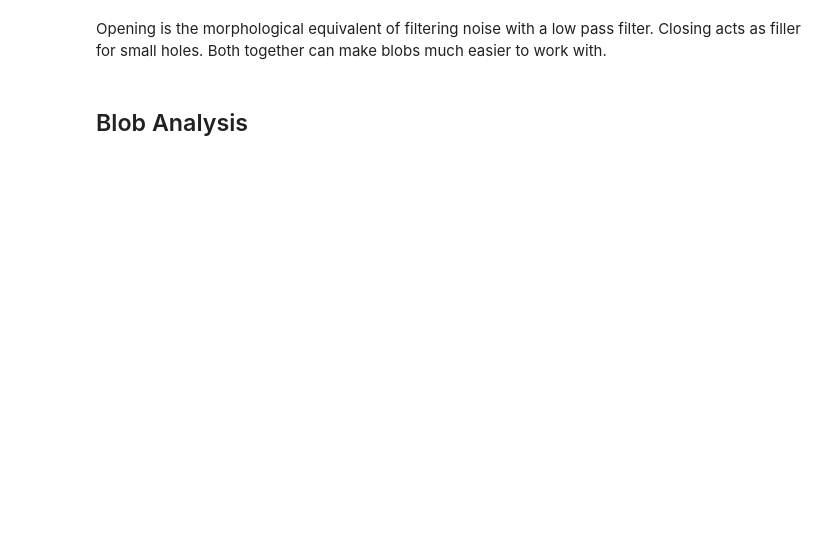
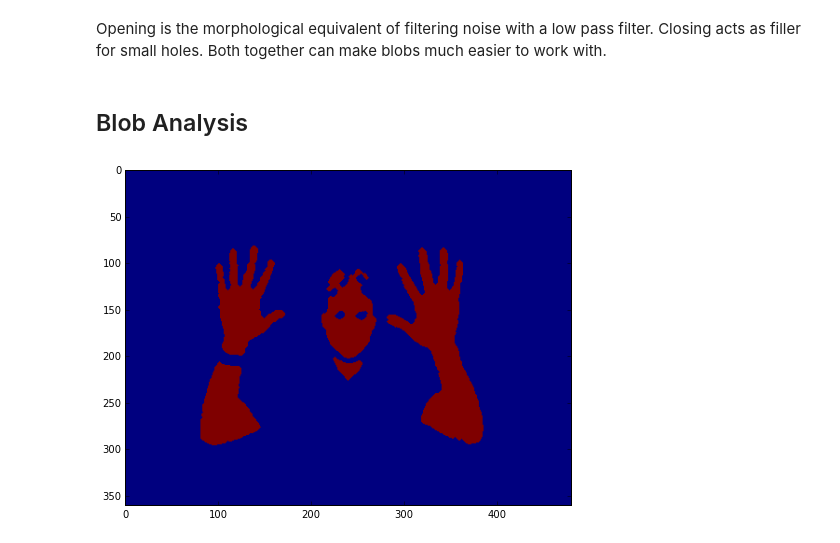
Before and after one commit to chengoldberg/xtr3d-challenge, a Jupyter notebook: notebooks/blob_analysis.ipynb, the cells around one changed output. Saved outputs shown, nothing was run; the diff lists cells and outputs as text; code cells hidden in the pictures; blank space fills up the shorter version.

```diff
--- a/notebooks/blob_analysis.ipynb
+++ b/notebooks/blob_analysis.ipynb
@@ -86,3 +100,11 @@ plt.show()
 Opening is the morphological equivalent of filtering noise with a low pass filter. Closing acts as filler for small holes. Both together can make blobs much easier to work with.
 # %% [markdown]
 ##     Blob Analysis
+# %%
+contours, hierarchy = cv2.findContours(np.copy(img_open_close), cv2.RETR_EXTERNAL, cv2.CHAIN_APPROX_SIMPLE)
+
+plt.figure()
+plt.imshow(img_open_close)
+plt.show()
+# %% [output]
+[figure, added]
```
Also changed, not shown: parts of 22 cells of this notebook.
